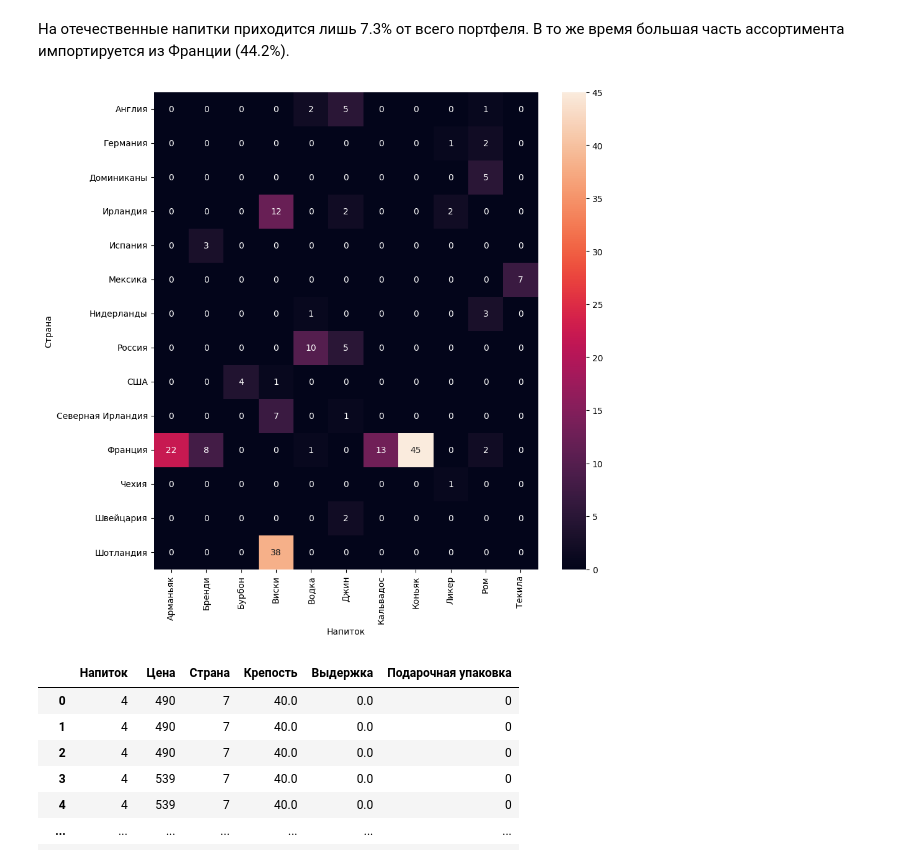
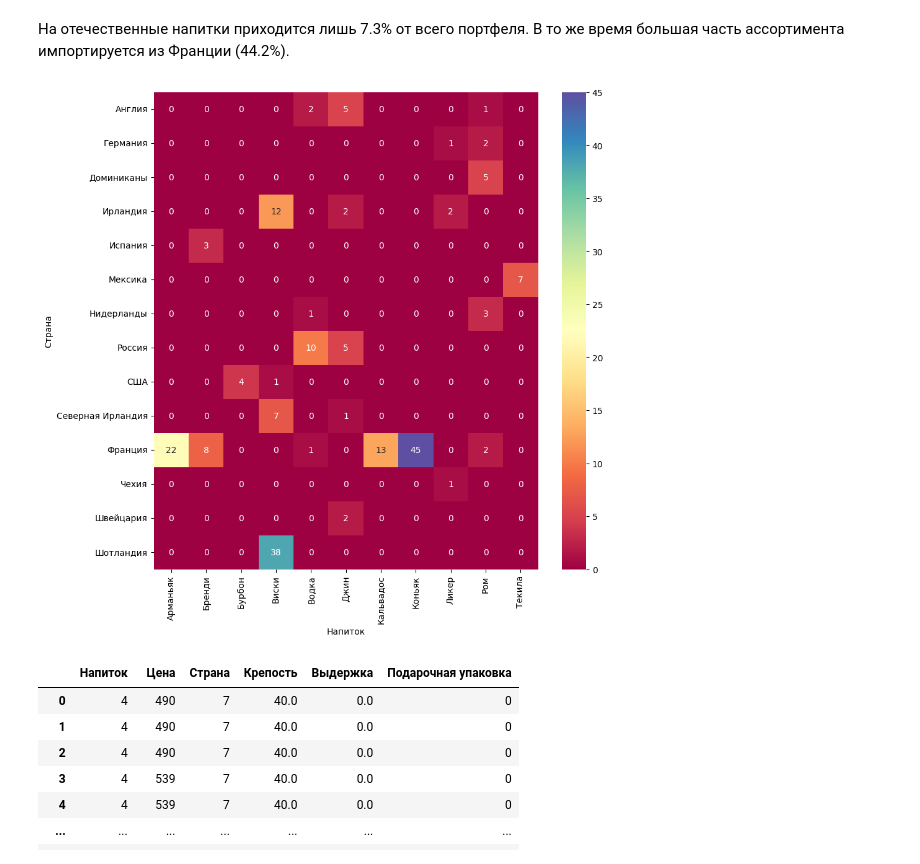
Before and after one commit to avkolchin1995/Spirits-Clustering, a Jupyter notebook: Spirits-Clustering.ipynb, the cells around one changed output. Cells and saved outputs as stored; diff of their text form; code cells hidden in the pictures.

```diff
--- a/Spirits-Clustering.ipynb
+++ b/Spirits-Clustering.ipynb
@@ -93,13 +93,13 @@ plt.show()
 # %%
 # Связь между видом напитков и страной происхождения
 cross_tab = pd.crosstab(df['Страна'],df['Напиток']) # Таблица сопряженности между видом напитка и страной происхождения
 #
 # Тепловая карта сопряженности
 plt.figure(figsize=(10,10))
-sns.heatmap(cross_tab, annot=True)
+sns.heatmap(cross_tab, annot=True, cmap='Spectral')
 plt.show()
 # %% [output]
-[figure, old version]
+[figure, new version]
 # %%
 # Разметка текстовых данных в таблице
 le = LabelEncoder()
```
